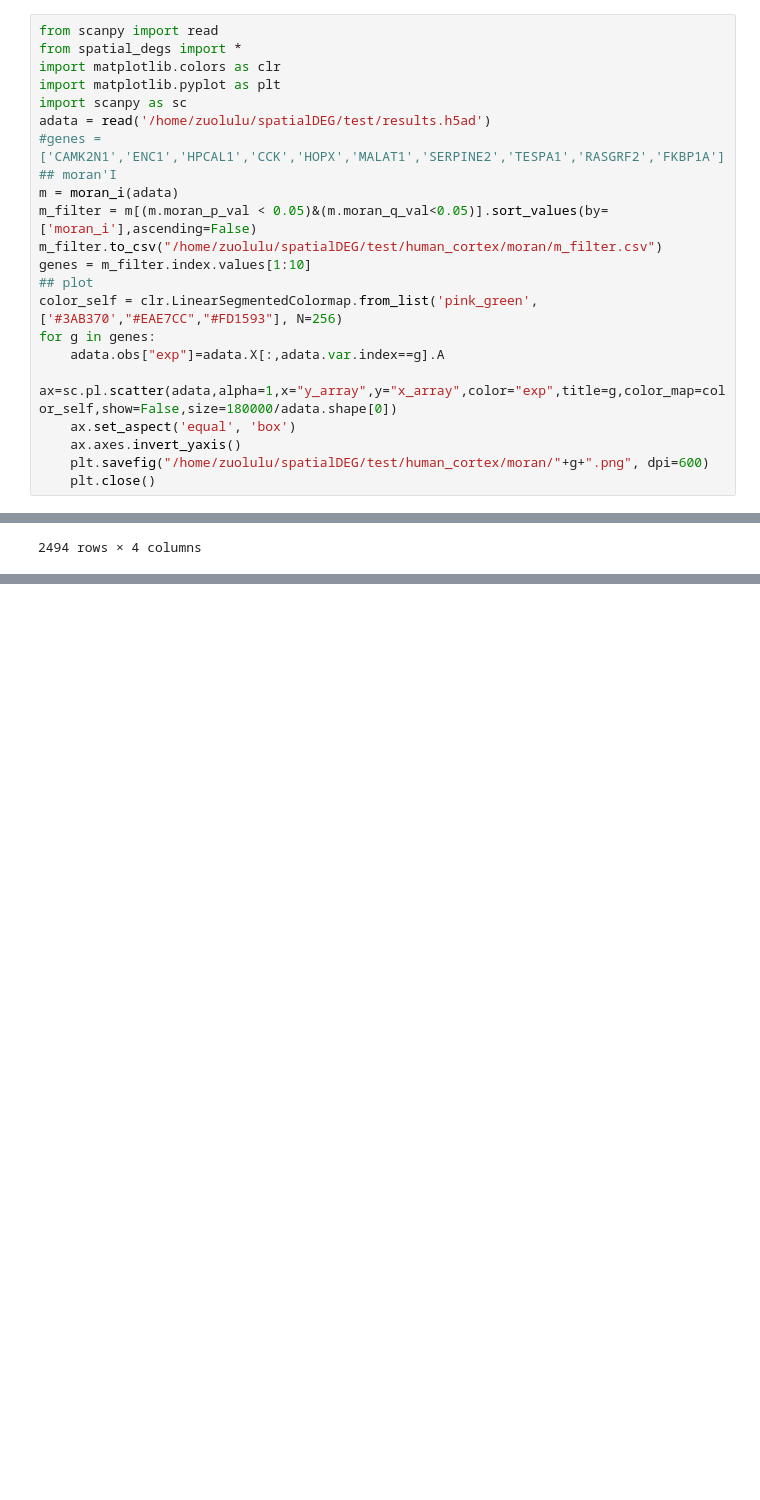
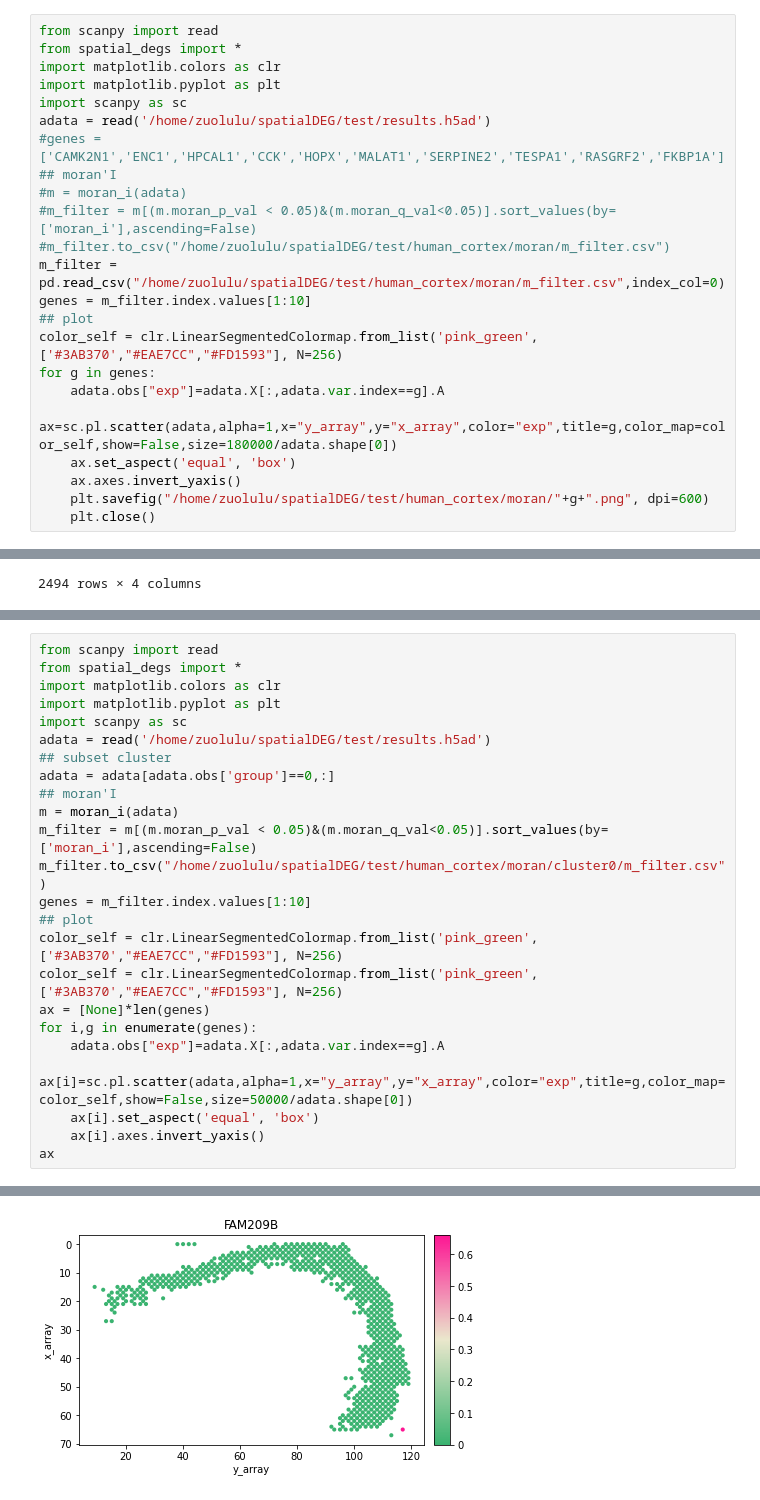
Before and after one commit to luluZuo/spatialDEG, a Jupyter notebook: spatial_degs.ipynb, the cells around one changed output, grey strips where cells are left out. Cells and saved outputs as stored; diff of their text form; blank space fills up the shorter version.

```diff
--- a/spatial_degs.ipynb
+++ b/spatial_degs.ipynb
@@ -9,9 +9,10 @@ import scanpy as sc
 adata = read('/home/zuolulu/spatialDEG/test/results.h5ad')
 #genes = ['CAMK2N1','ENC1','HPCAL1','CCK','HOPX','MALAT1','SERPINE2','TESPA1','RASGRF2','FKBP1A']
 ## moran'I
-m = moran_i(adata)
-m_filter = m[(m.moran_p_val < 0.05)&(m.moran_q_val<0.05)].sort_values(by=['moran_i'],ascending=False)
-m_filter.to_csv("/home/zuolulu/spatialDEG/test/human_cortex/moran/m_filter.csv")
+#m = moran_i(adata)
+#m_filter = m[(m.moran_p_val < 0.05)&(m.moran_q_val<0.05)].sort_values(by=['moran_i'],ascending=False)
+#m_filter.to_csv("/home/zuolulu/spatialDEG/test/human_cortex/moran/m_filter.csv")
+m_filter = pd.read_csv("/home/zuolulu/spatialDEG/test/human_cortex/moran/m_filter.csv",index_col=0)
 genes = m_filter.index.values[1:10]
 ## plot
 color_self = clr.LinearSegmentedColormap.from_list('pink_green', ['#3AB370',"#EAE7CC","#FD1593"], N=256)
@@ -80,0 +84,25 @@ m_filter
+# %%
+from scanpy import read
+from spatial_degs import *
+import matplotlib.colors as clr
+import matplotlib.pyplot as plt
+import scanpy as sc
+adata = read('/home/zuolulu/spatialDEG/test/results.h5ad')
+## subset cluster
+adata = adata[adata.obs['group']==0,:]
+## moran'I
+m = moran_i(adata)
+m_filter = m[(m.moran_p_val < 0.05)&(m.moran_q_val<0.05)].sort_values(by=['moran_i'],ascending=False)
+m_filter.to_csv("/home/zuolulu/spatialDEG/test/human_cortex/moran/cluster0/m_filter.csv")
+genes = m_filter.index.values[1:10]
+## plot
+color_self = clr.LinearSegmentedColormap.from_list('pink_green', ['#3AB370',"#EAE7CC","#FD1593"], N=256)
+color_self = clr.LinearSegmentedColormap.from_list('pink_green', ['#3AB370',"#EAE7CC","#FD1593"], N=256)
+ax = [None]*len(genes)
+for i,g in enumerate(genes):
+    adata.obs["exp"]=adata.X[:,adata.var.index==g].A
+    ax[i]=sc.pl.scatter(adata,alpha=1,x="y_array",y="x_array",color="exp",title=g,color_map=color_self,show=False,size=50000/adata.shape[0])
+    ax[i].set_aspect('equal', 'box')
+    ax[i].axes.invert_yaxis()
+ax
+# %% [output]
@@ -80,0 +119 @@ m_filter
+[figure, added]
```
Also changed, not shown: parts of 3 cells of this notebook, 3 other files.
